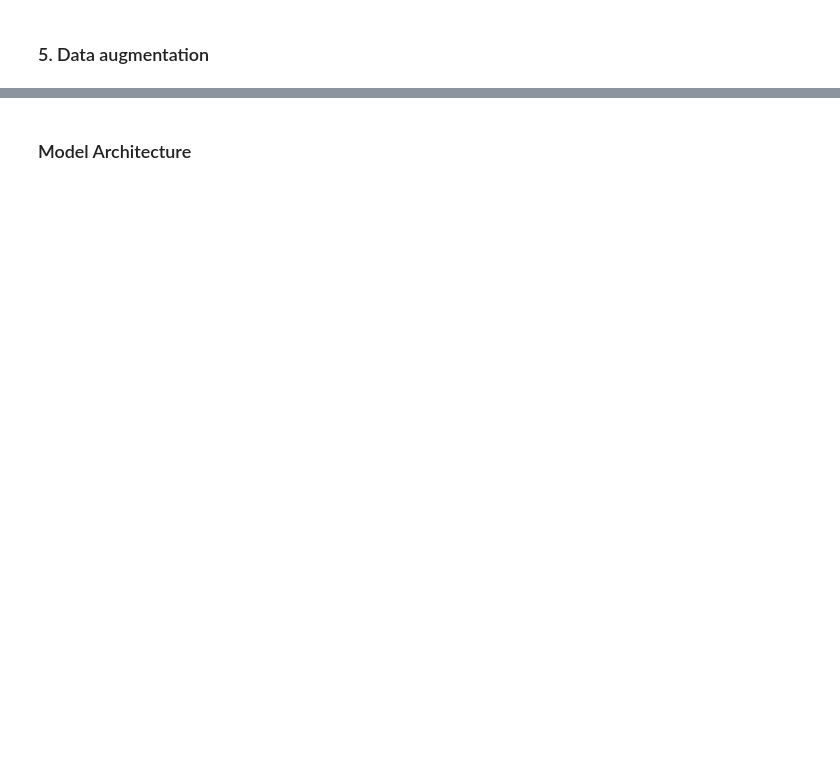
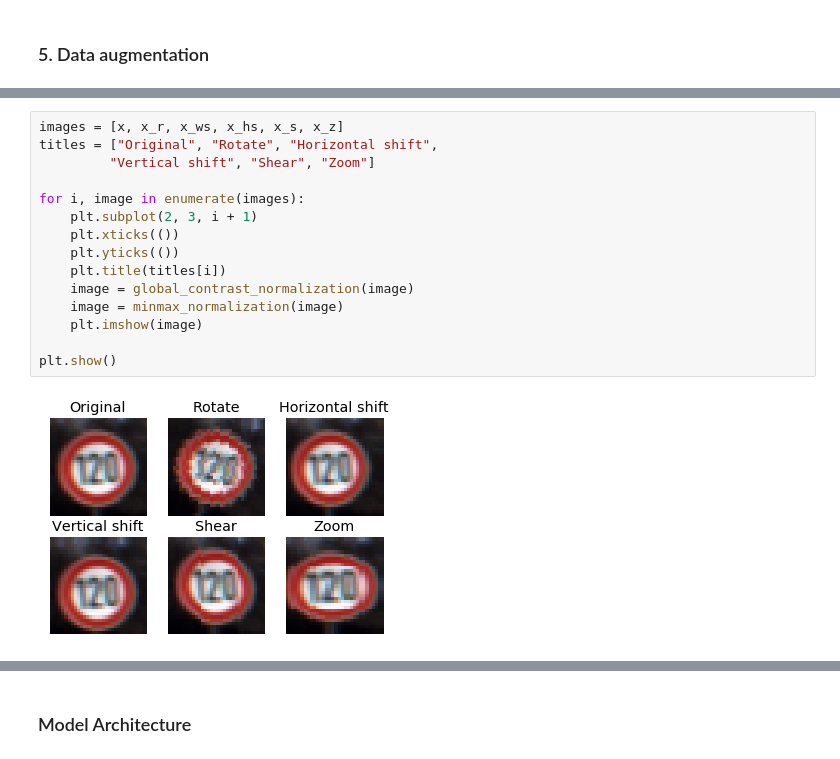
Before and after one commit to JennyLeeStat/TrafficSigns, a Jupyter notebook: traffic_signs.ipynb, the cells around one changed output, grey strips where cells are left out. Drawn from its saved outputs; the diff is of its cells as text; blank space fills up the shorter version.

```diff
--- a/traffic_signs.ipynb
+++ b/traffic_signs.ipynb
@@ -275,0 +285,17 @@ validation_generator = train_datagen.flow(
+# %%
+images = [x, x_r, x_ws, x_hs, x_s, x_z]
+titles = ["Original", "Rotate", "Horizontal shift",
+         "Vertical shift", "Shear", "Zoom"]
+
+for i, image in enumerate(images):
+    plt.subplot(2, 3, i + 1)
+    plt.xticks(())
+    plt.yticks(())
+    plt.title(titles[i])
+    image = global_contrast_normalization(image)
+    image = minmax_normalization(image)
+    plt.imshow(image)
+
+plt.show()
+# %% [output]
+[figure, added]
```
Also changed, not shown: parts of 30 cells of this notebook, 2 other files.
